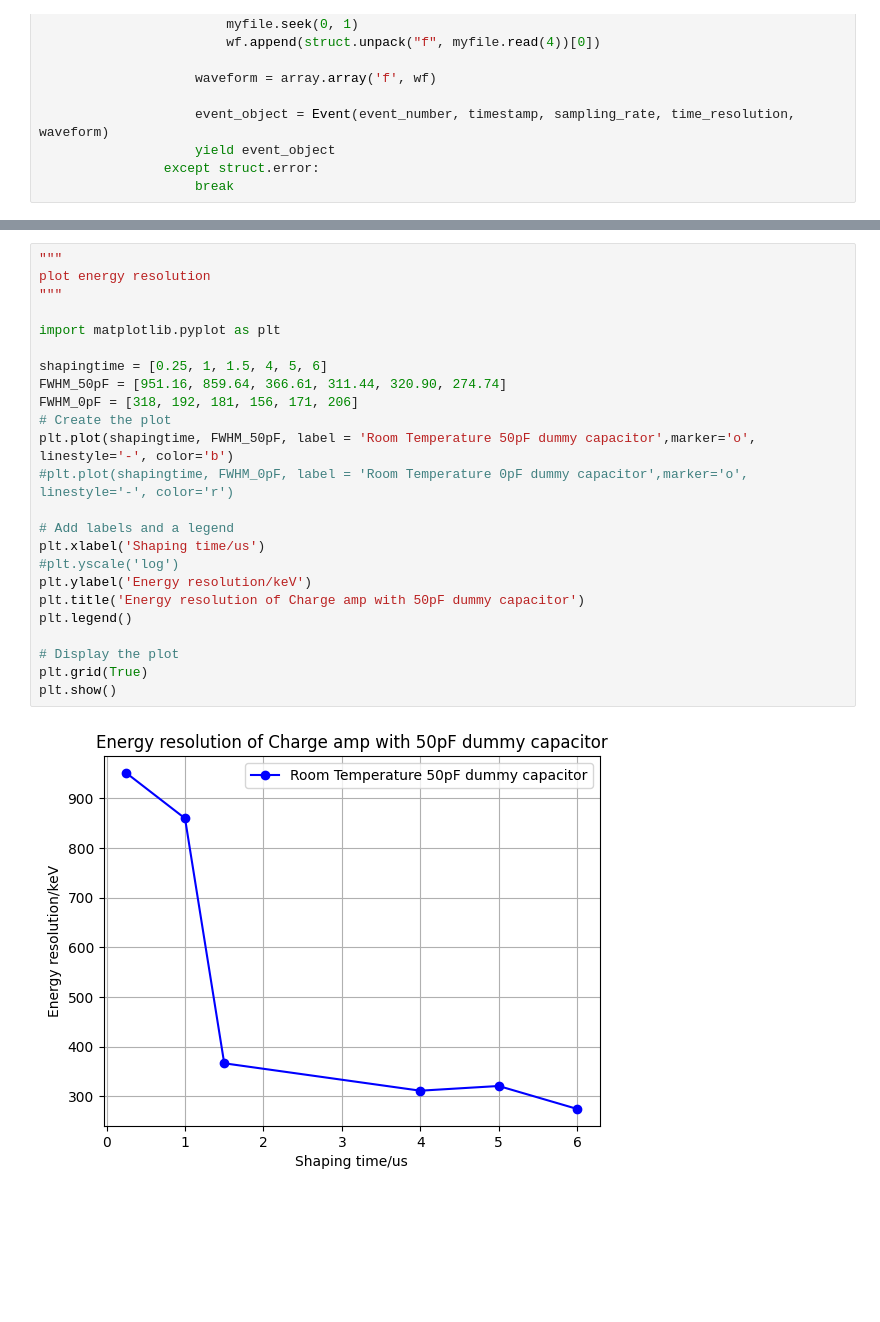
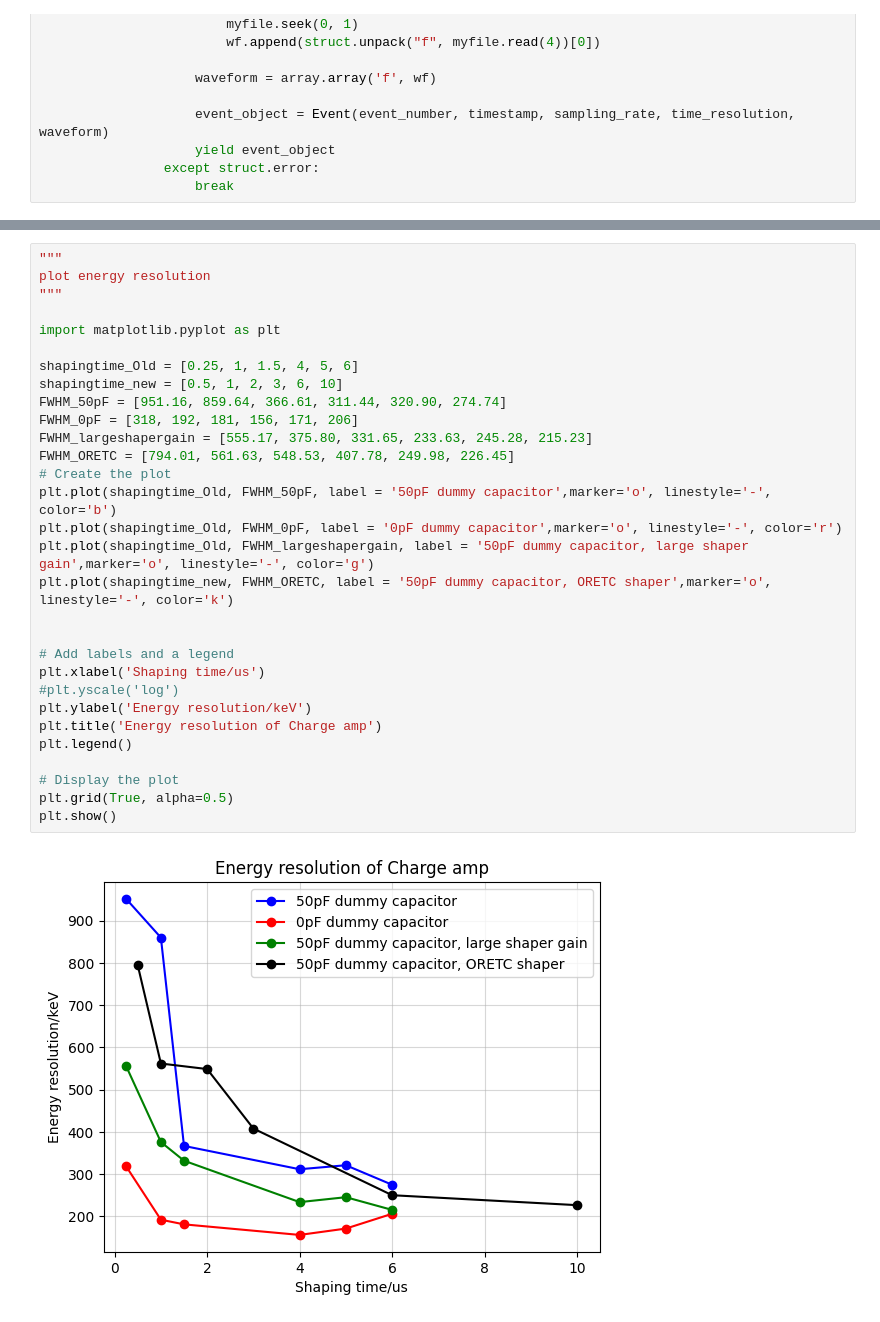
Before and after one commit to Eclipsedclaw/Random_notebooks, a Jupyter notebook: BinaryReader_short.ipynb, the cells around one changed output, grey strips where cells are left out. Saved outputs shown, nothing was run; the diff lists cells and outputs as text; blank space fills up the shorter version.

Commit message:
tested charge amp

```diff
--- a/BinaryReader_short.ipynb
+++ b/BinaryReader_short.ipynb
@@ -251,26 +285,32 @@ FWHM is: 274.7377128405237
 # %%
 """
 plot energy resolution
 """
 
 import matplotlib.pyplot as plt
 
-shapingtime = [0.25, 1, 1.5, 4, 5, 6]
+shapingtime_Old = [0.25, 1, 1.5, 4, 5, 6]
+shapingtime_new = [0.5, 1, 2, 3, 6, 10]
 FWHM_50pF = [951.16, 859.64, 366.61, 311.44, 320.90, 274.74]
 FWHM_0pF = [318, 192, 181, 156, 171, 206]
+FWHM_largeshapergain = [555.17, 375.80, 331.65, 233.63, 245.28, 215.23]
+FWHM_ORETC = [794.01, 561.63, 548.53, 407.78, 249.98, 226.45]
 # Create the plot
-plt.plot(shapingtime, FWHM_50pF, label = 'Room Temperature 50pF dummy capacitor',marker='o', linestyle='-', color='b')
-#plt.plot(shapingtime, FWHM_0pF, label = 'Room Temperature 0pF dummy capacitor',marker='o', linestyle='-', color='r')
+plt.plot(shapingtime_Old, FWHM_50pF, label = '50pF dummy capacitor',marker='o', linestyle='-', color='b')
+plt.plot(shapingtime_Old, FWHM_0pF, label = '0pF dummy capacitor',marker='o', linestyle='-', color='r')
+plt.plot(shapingtime_Old, FWHM_largeshapergain, label = '50pF dummy capacitor, large shaper gain',marker='o', linestyle='-', color='g')
+plt.plot(shapingtime_new, FWHM_ORETC, label = '50pF dummy capacitor, ORETC shaper',marker='o', linestyle='-', color='k')
+
 
 # Add labels and a legend
 plt.xlabel('Shaping time/us')
 #plt.yscale('log')
 plt.ylabel('Energy resolution/keV')
-plt.title('Energy resolution of Charge amp with 50pF dummy capacitor')
+plt.title('Energy resolution of Charge amp')
 plt.legend()
 
 # Display the plot
-plt.grid(True)
+plt.grid(True, alpha=0.5)
 plt.show()
 # %% [output]
-[figure, old version]
+[figure, new version]
```
Also changed, not shown: parts of 6 cells of this notebook.
